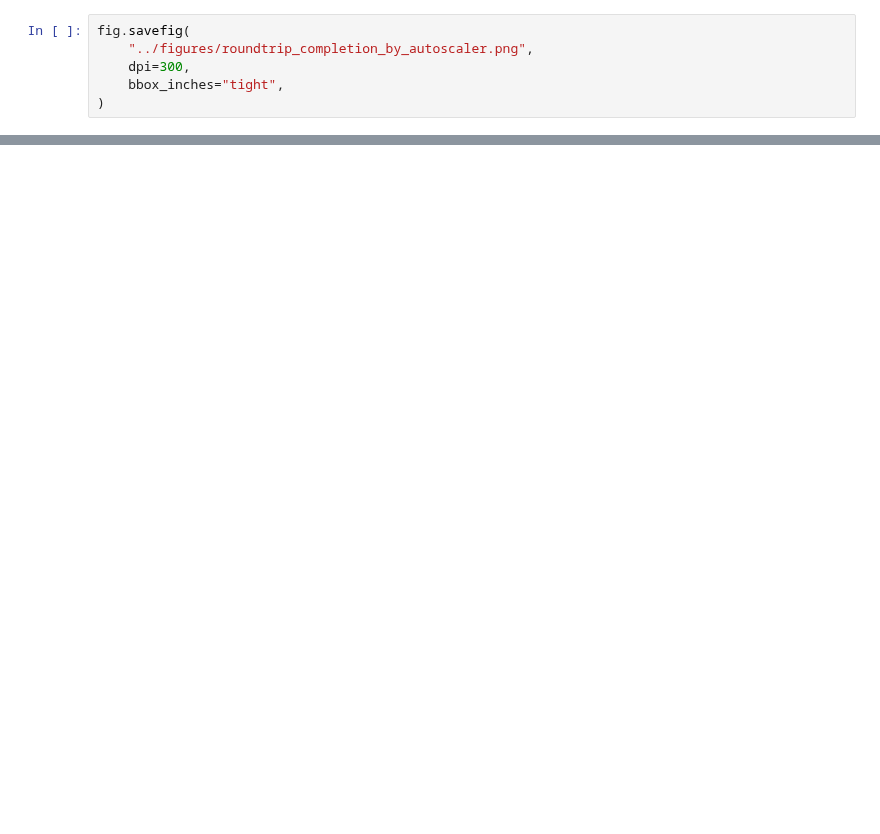
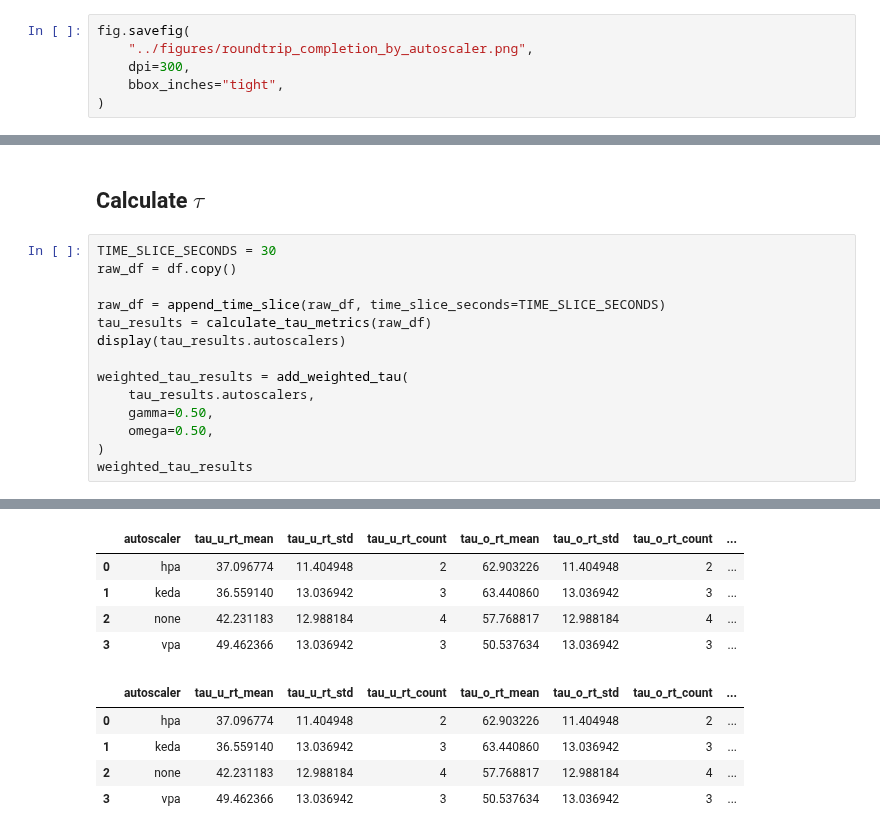
Before and after one commit to kasbench/kasbench-analysis, a Jupyter notebook: src/download_and_preprocess.ipynb, the cells around one changed output, grey strips where cells are left out. Drawn from its saved outputs; the diff is of its cells as text; blank space fills up the shorter version.

Commit message:
added synchronous metrics

```diff
--- a/src/download_and_preprocess.ipynb
+++ b/src/download_and_preprocess.ipynb
@@ -705,0 +791,17 @@ raw_df()
+# %% [markdown]
+## Calculate $\tau$
+# %%
+TIME_SLICE_SECONDS = 30
+raw_df = df.copy()
+
+raw_df = append_time_slice(raw_df, time_slice_seconds=TIME_SLICE_SECONDS)
+tau_results = calculate_tau_metrics(raw_df)
+display(tau_results.autoscalers)
+
+weighted_tau_results = add_weighted_tau(
+    tau_results.autoscalers,
+    gamma=0.50,
+    omega=0.50,
+)
+weighted_tau_results
+# %% [output]
@@ -705,0 +810,10 @@ raw_df()
+|  | autoscaler | tau_u_rt_mean | tau_u_rt_std | tau_u_rt_count | tau_o_rt_mean | tau_o_rt_std | tau_o_rt_count | ... |
+| 0 | hpa | 37.096774 | 11.404948 | 2 | 62.903226 | 11.404948 | 2 | ... |
+| 1 | keda | 36.559140 | 13.036942 | 3 | 63.440860 | 13.036942 | 3 | ... |
+| 2 | none | 42.231183 | 12.988184 | 4 | 57.768817 | 12.988184 | 4 | ... |
+| 3 | vpa | 49.462366 | 13.036942 | 3 | 50.537634 | 13.036942 | 3 | ... |
+|  | autoscaler | tau_u_rt_mean | tau_u_rt_std | tau_u_rt_count | tau_o_rt_mean | tau_o_rt_std | tau_o_rt_count | ... |
+| 0 | hpa | 37.096774 | 11.404948 | 2 | 62.903226 | 11.404948 | 2 | ... |
+| 1 | keda | 36.559140 | 13.036942 | 3 | 63.440860 | 13.036942 | 3 | ... |
+| 2 | none | 42.231183 | 12.988184 | 4 | 57.768817 | 12.988184 | 4 | ... |
+| 3 | vpa | 49.462366 | 13.036942 | 3 | 50.537634 | 13.036942 | 3 | ... |
```
Also changed, not shown: parts of 16 cells of this notebook, 1 other file.
